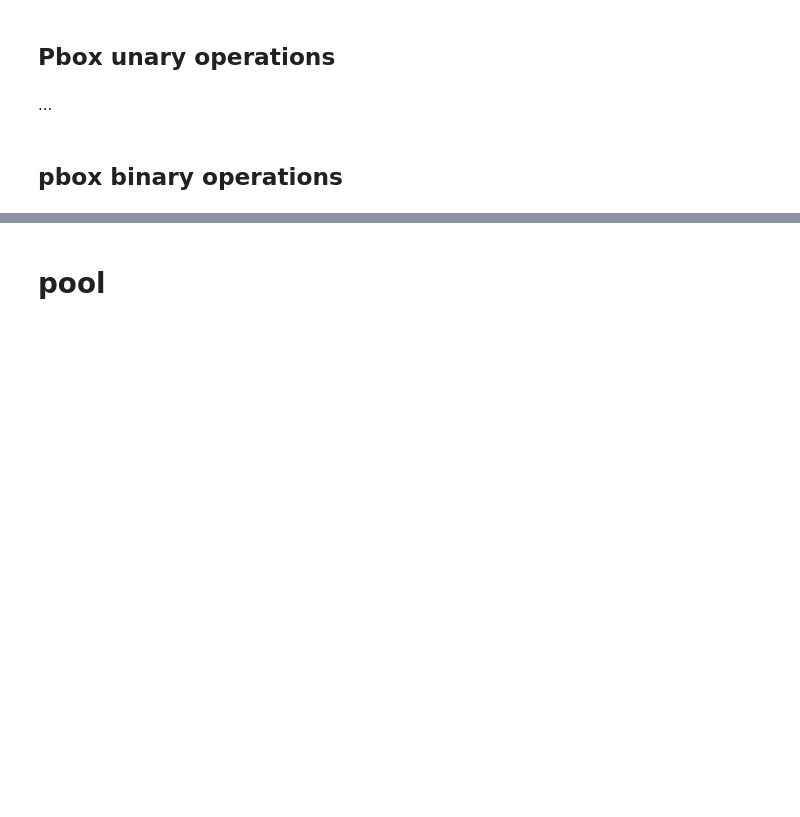
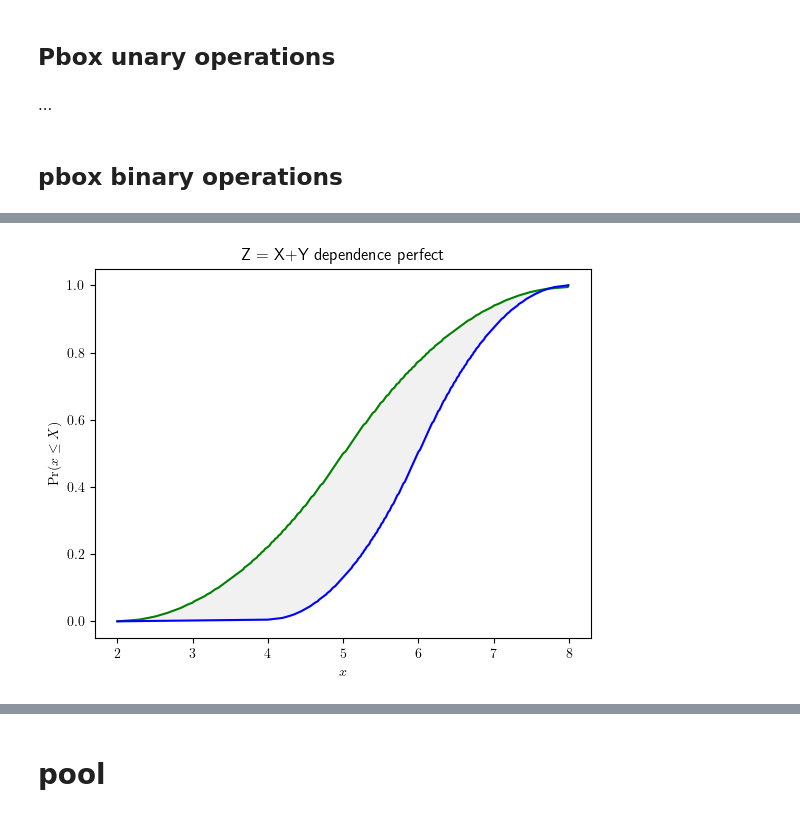
Before and after one commit to leslieDLcy/PyUncertainNumber, a Jupyter notebook: _personal/unglorfied_tests/Test_pba.ipynb, the cells around one changed output, grey strips where cells are left out. Drawn from its saved outputs; the diff is of its cells as text; code cells hidden in the pictures; blank space fills up the shorter version.

```diff
--- a/_personal/unglorfied_tests/Test_pba.ipynb
+++ b/_personal/unglorfied_tests/Test_pba.ipynb
@@ -298,0 +299,5 @@ Y2.display()
+# %%
+Z = X.add(Y, method='i')
+# %%
+_ = Z.display(style='band', title='Z = X+Y dependence perfect')
+# %% [output]
@@ -298,0 +305 @@ Y2.display()
+[figure, added]
```
Also changed, not shown: parts of 8 cells of this notebook, 1 other file.
